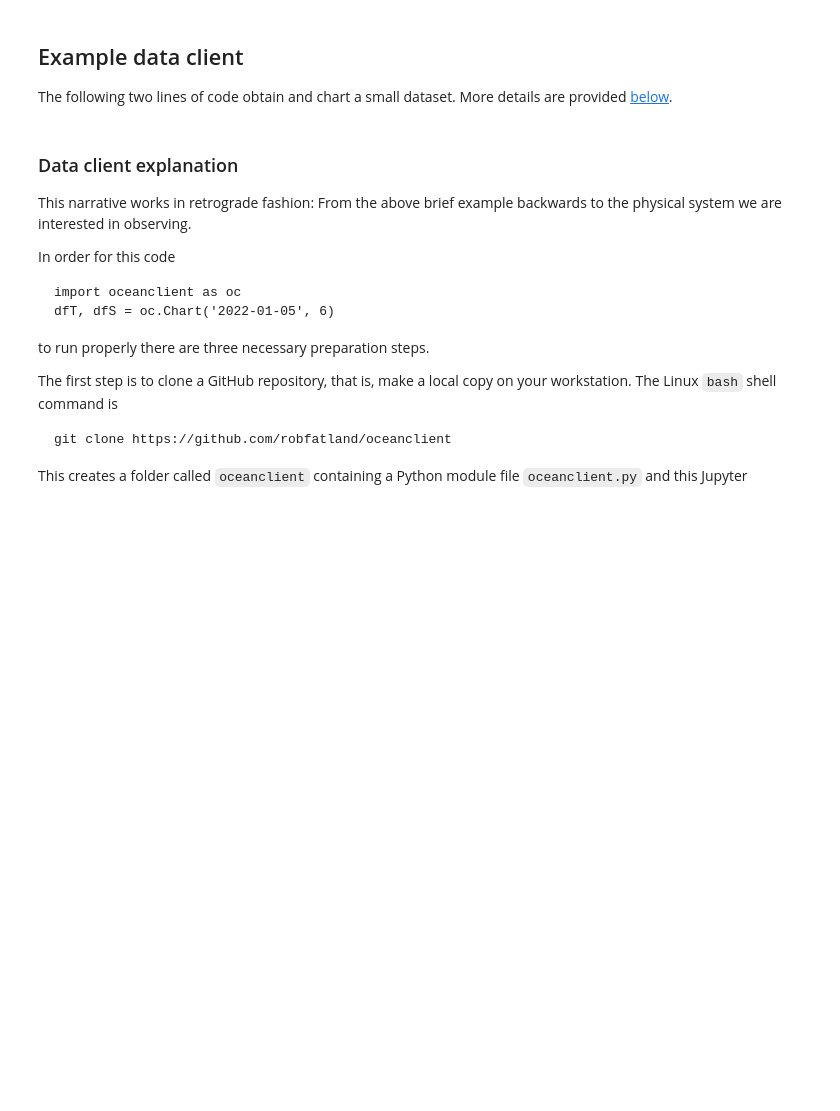
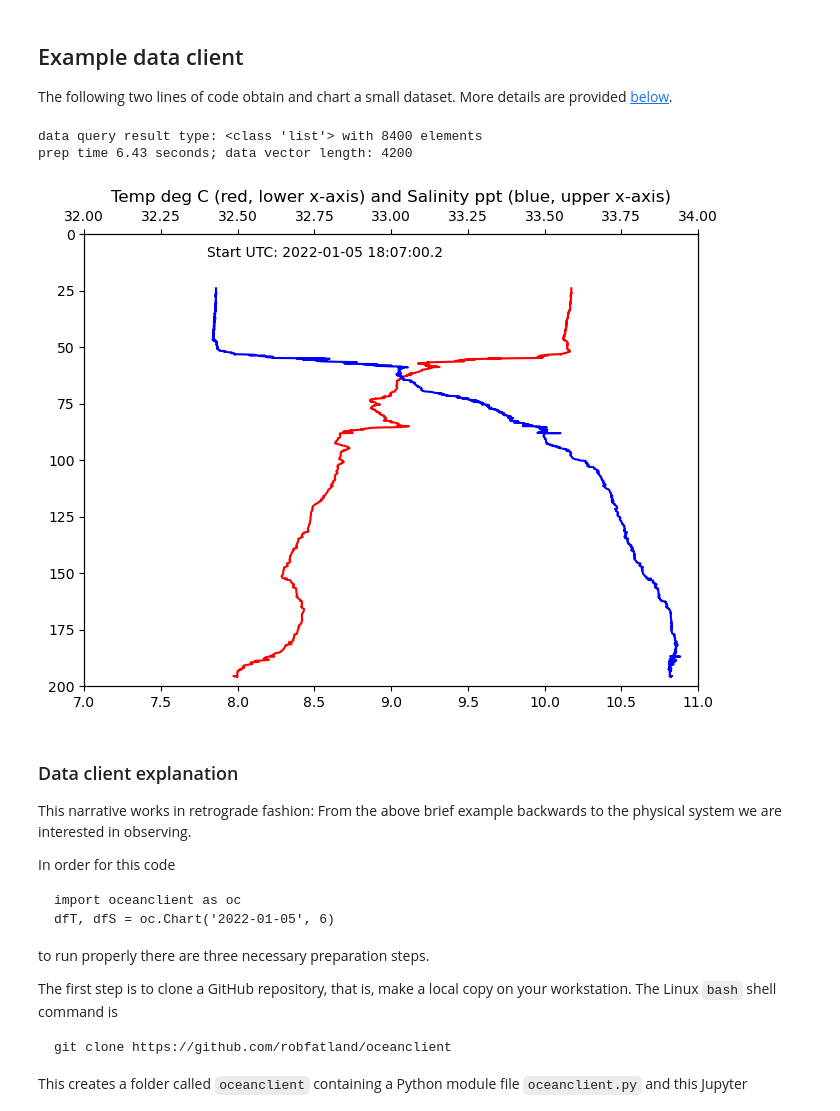
Before and after one commit to robfatland/oceanclient, a Jupyter notebook: sensors.ipynb, the cells around one changed output. Drawn from its saved outputs; the diff is of its cells as text; code cells hidden in the pictures; blank space fills up the shorter version.

```diff
--- a/sensors.ipynb
+++ b/sensors.ipynb
@@ -5,7 +5,11 @@ The following two lines of code obtain and chart a small dataset. More details
 are provided [below](#Data-client-explanation).
 # %%
 import oceanclient as oc
-dfT, dfS = oc.Chart('2022-01-05', 6)
+dfT, dfS = oc.Chart('2022-01-05', 8)
+# %% [output]
+data query result type: <class 'list'> with 8400 elements
+prep time 6.43 seconds; data vector length: 4200
+[figure, added]
 # %%
 dfT
 # %%
```
